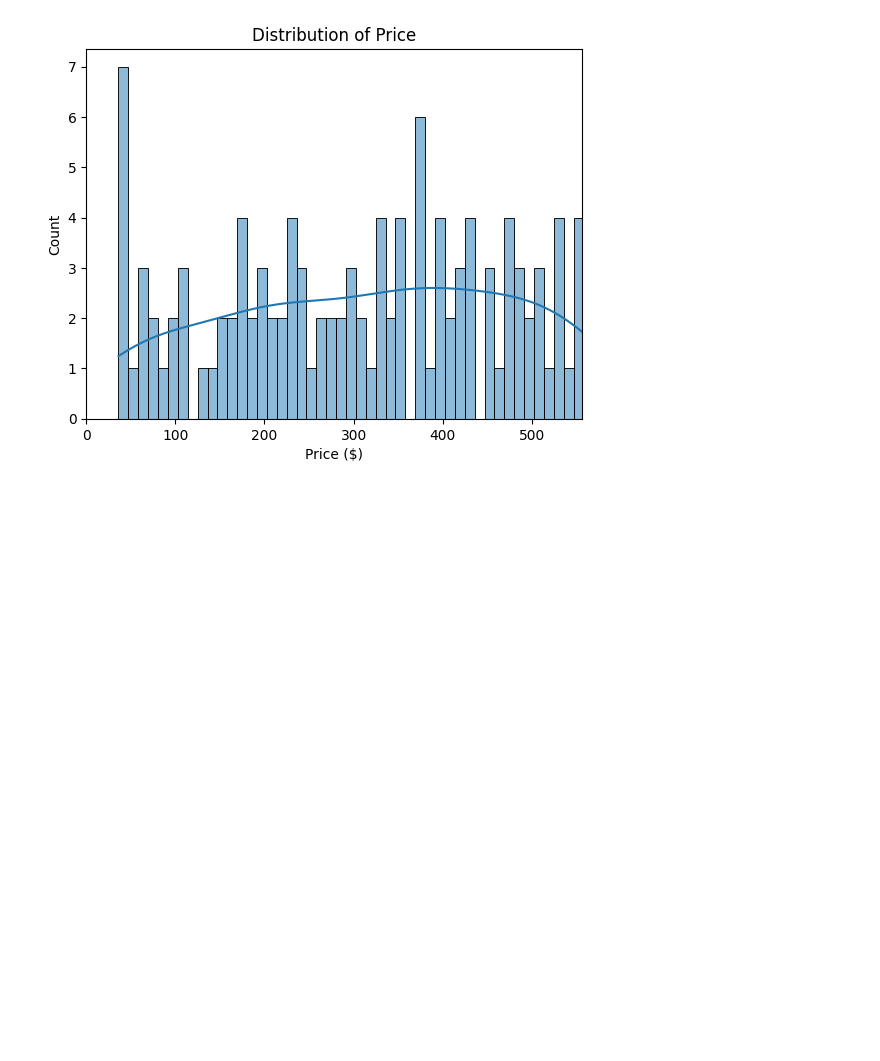
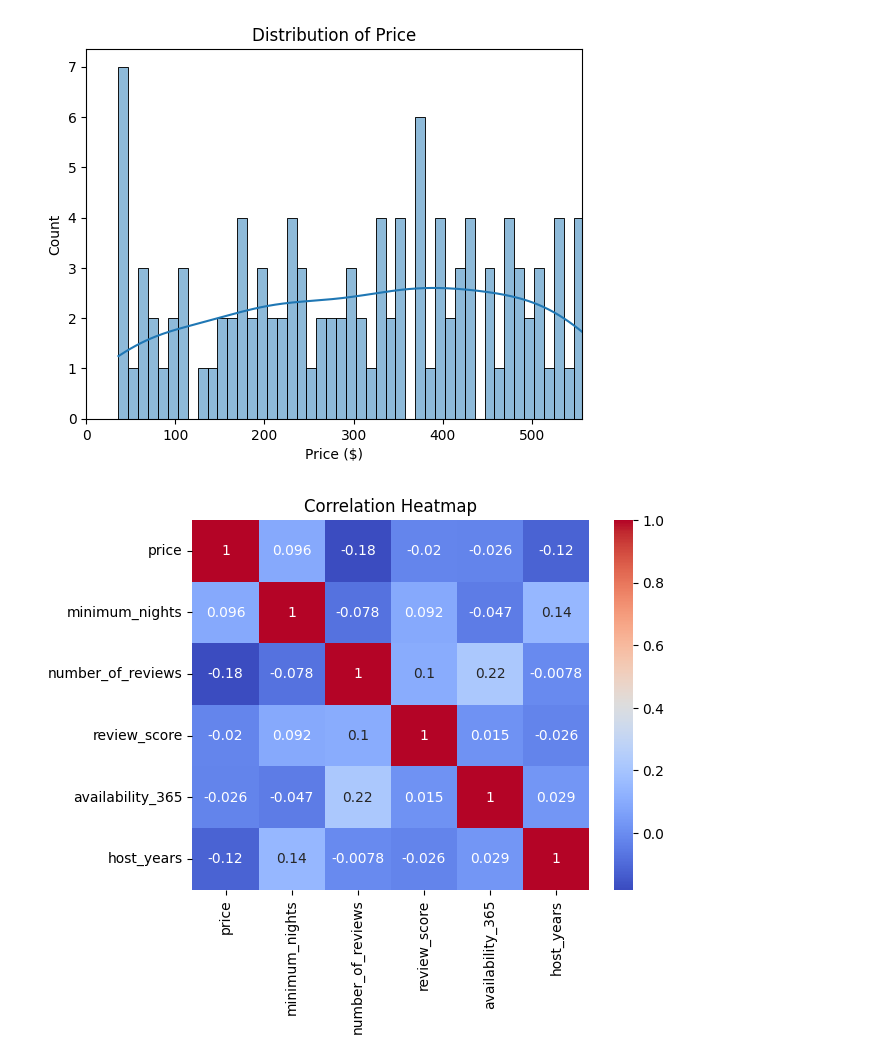
Before and after one commit to ARUNAGIRINATHAN-K/Data-Analyst-Project-Portfolio, a Jupyter notebook: airbnb_pricing_demand/analysis/02_feature_analysis.ipynb, the cells around one changed output. Cells and saved outputs as stored; diff of their text form; code cells hidden in the pictures; blank space fills up the shorter version.

Commit message:
Heatmap

```diff
--- a/airbnb_pricing_demand/analysis/02_feature_analysis.ipynb
+++ b/airbnb_pricing_demand/analysis/02_feature_analysis.ipynb
@@ -20,3 +20,9 @@ plt.show()
 numeric_cols = ['price', 'minimum_nights', 'number_of_reviews',
                 'review_score', 'availability_365', 'host_years']
 correlation = df[numeric_cols].corr()
+# %%
+sns.heatmap(correlation, annot=True, cmap='coolwarm')
+plt.title('Correlation Heatmap')
+plt.show()
+# %% [output]
+[figure, added]
```
